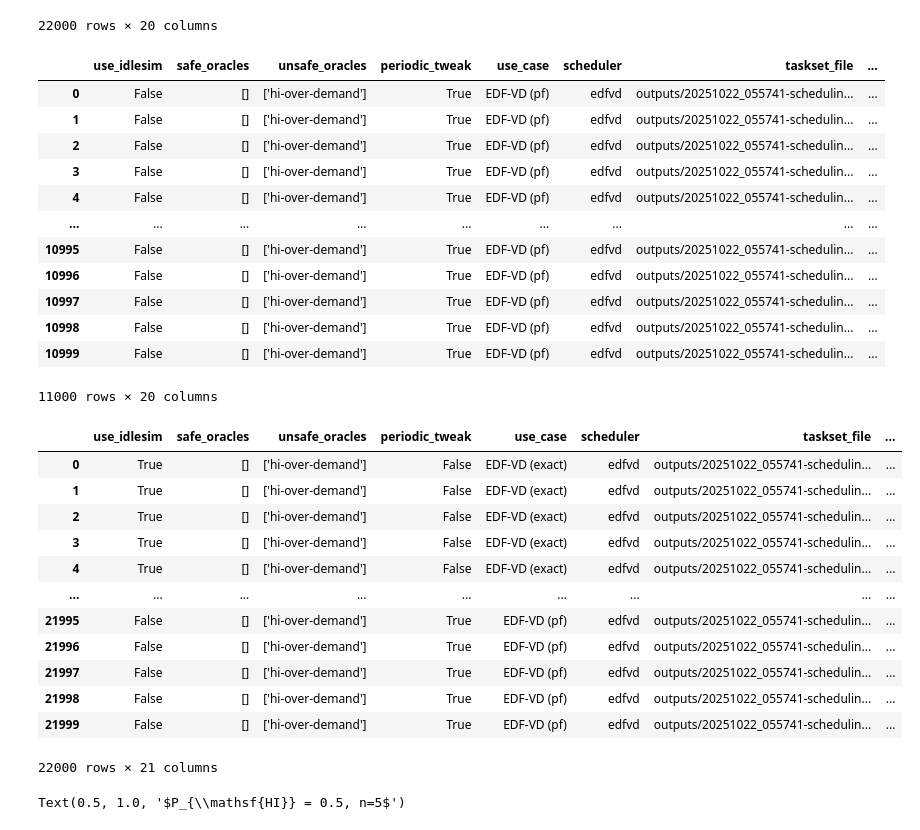
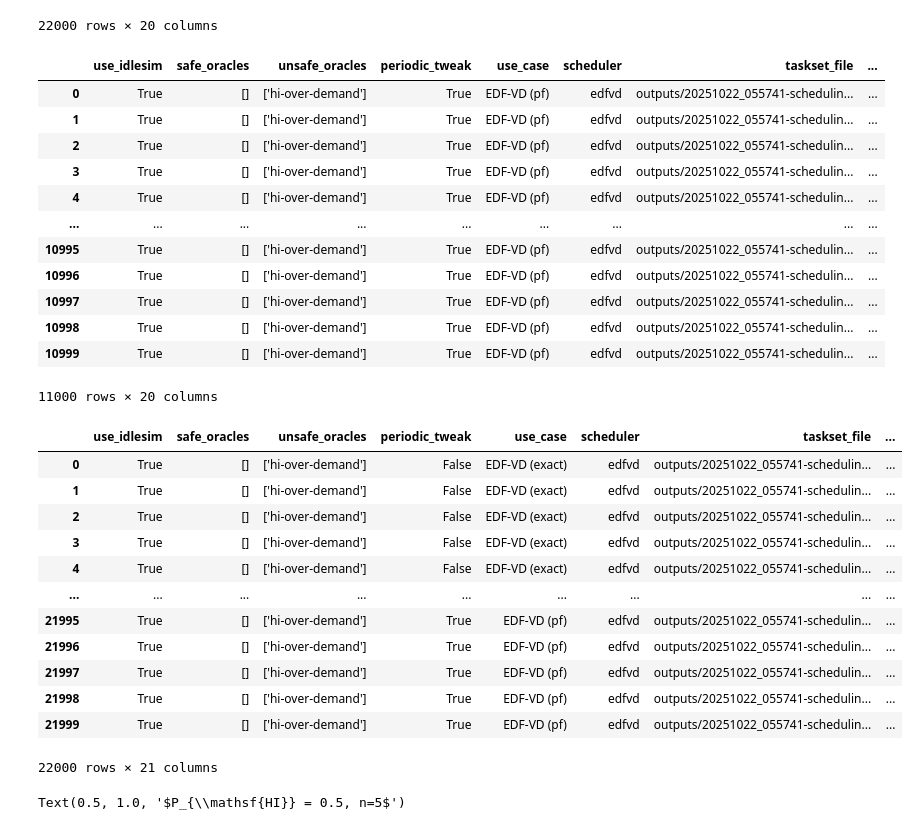
Before and after one commit to Jordan-Sun/mixed-criticality-graph-xp, a Jupyter notebook: notebooks/charts-rtss.ipynb, the cells around one changed output. Saved outputs shown, nothing was run; the diff lists cells and outputs as text; code cells hidden in the pictures.

```diff
--- a/notebooks/charts-rtss.ipynb
+++ b/notebooks/charts-rtss.ipynb
@@ -382,22 +382,22 @@ df_sch
 | 21999 | False | [] | ['hi-over-demand'] | True | EDF-VD (pf) | edfvd | outputs/20251022_055741-schedulin... | ... |
 22000 rows × 20 columns
 # %%
-path2 = "./results/results-mcs_schedulability-2026-05-01_11-58-31.csv"
+path2 = "./results/results-mcs_schedulability-2026-05-01_16-36-00.csv"
 df_sch2 = pd.read_csv(path2, sep=";")
 df_sch2
 # %% [output]
 |  | use_idlesim | safe_oracles | unsafe_oracles | periodic_tweak | use_case | scheduler | taskset_file | ... |
-| 0 | False | [] | ['hi-over-demand'] | True | EDF-VD (pf) | edfvd | outputs/20251022_055741-schedulin... | ... |
-| 1 | False | [] | ['hi-over-demand'] | True | EDF-VD (pf) | edfvd | outputs/20251022_055741-schedulin... | ... |
-| 2 | False | [] | ['hi-over-demand'] | True | EDF-VD (pf) | edfvd | outputs/20251022_055741-schedulin... | ... |
-| 3 | False | [] | ['hi-over-demand'] | True | EDF-VD (pf) | edfvd | outputs/20251022_055741-schedulin... | ... |
-| 4 | False | [] | ['hi-over-demand'] | True | EDF-VD (pf) | edfvd | outputs/20251022_055741-schedulin... | ... |
+| 0 | True | [] | ['hi-over-demand'] | True | EDF-VD (pf) | edfvd | outputs/20251022_055741-schedulin... | ... |
+| 1 | True | [] | ['hi-over-demand'] | True | EDF-VD (pf) | edfvd | outputs/20251022_055741-schedulin... | ... |
+| 2 | True | [] | ['hi-over-demand'] | True | EDF-VD (pf) | edfvd | outputs/20251022_055741-schedulin... | ... |
+| 3 | True | [] | ['hi-over-demand'] | True | EDF-VD (pf) | edfvd | outputs/20251022_055741-schedulin... | ... |
+| 4 | True | [] | ['hi-over-demand'] | True | EDF-VD (pf) | edfvd | outputs/20251022_055741-schedulin... | ... |
 | ... | ... | ... | ... | ... | ... | ... | ... | ... |
-| 10995 | False | [] | ['hi-over-demand'] | True | EDF-VD (pf) | edfvd | outputs/20251022_055741-schedulin... | ... |
-| 10996 | False | [] | ['hi-over-demand'] | True | EDF-VD (pf) | edfvd | outputs/20251022_055741-schedulin... | ... |
-| 10997 | False | [] | ['hi-over-demand'] | True | EDF-VD (pf) | edfvd | outputs/20251022_055741-schedulin... | ... |
-| 10998 | False | [] | ['hi-over-demand'] | True | EDF-VD (pf) | edfvd | outputs/20251022_055741-schedulin... | ... |
-| 10999 | False | [] | ['hi-over-demand'] | True | EDF-VD (pf) | edfvd | outputs/20251022_055741-schedulin... | ... |
+| 10995 | True | [] | ['hi-over-demand'] | True | EDF-VD (pf) | edfvd | outputs/20251022_055741-schedulin... | ... |
+| 10996 | True | [] | ['hi-over-demand'] | True | EDF-VD (pf) | edfvd | outputs/20251022_055741-schedulin... | ... |
+| 10997 | True | [] | ['hi-over-demand'] | True | EDF-VD (pf) | edfvd | outputs/20251022_055741-schedulin... | ... |
+| 10998 | True | [] | ['hi-over-demand'] | True | EDF-VD (pf) | edfvd | outputs/20251022_055741-schedulin... | ... |
+| 10999 | True | [] | ['hi-over-demand'] | True | EDF-VD (pf) | edfvd | outputs/20251022_055741-schedulin... | ... |
 11000 rows × 20 columns
 # %%
 df_sch["schedulable"] = df_sch["is_safe"]
@@ -418,11 +418,11 @@ df_sch
 | 3 | True | [] | ['hi-over-demand'] | False | EDF-VD (exact) | edfvd | outputs/20251022_055741-schedulin... | ... |
 | 4 | True | [] | ['hi-over-demand'] | False | EDF-VD (exact) | edfvd | outputs/20251022_055741-schedulin... | ... |
 | ... | ... | ... | ... | ... | ... | ... | ... | ... |
-| 21995 | False | [] | ['hi-over-demand'] | True | EDF-VD (pf) | edfvd | outputs/20251022_055741-schedulin... | ... |
-| 21996 | False | [] | ['hi-over-demand'] | True | EDF-VD (pf) | edfvd | outputs/20251022_055741-schedulin... | ... |
-| 21997 | False | [] | ['hi-over-demand'] | True | EDF-VD (pf) | edfvd | outputs/20251022_055741-schedulin... | ... |
-| 21998 | False | [] | ['hi-over-demand'] | True | EDF-VD (pf) | edfvd | outputs/20251022_055741-schedulin... | ... |
-| 21999 | False | [] | ['hi-over-demand'] | True | EDF-VD (pf) | edfvd | outputs/20251022_055741-schedulin... | ... |
+| 21995 | True | [] | ['hi-over-demand'] | True | EDF-VD (pf) | edfvd | outputs/20251022_055741-schedulin... | ... |
+| 21996 | True | [] | ['hi-over-demand'] | True | EDF-VD (pf) | edfvd | outputs/20251022_055741-schedulin... | ... |
+| 21997 | True | [] | ['hi-over-demand'] | True | EDF-VD (pf) | edfvd | outputs/20251022_055741-schedulin... | ... |
+| 21998 | True | [] | ['hi-over-demand'] | True | EDF-VD (pf) | edfvd | outputs/20251022_055741-schedulin... | ... |
+| 21999 | True | [] | ['hi-over-demand'] | True | EDF-VD (pf) | edfvd | outputs/20251022_055741-schedulin... | ... |
 22000 rows × 21 columns
 # %%
 df_edfvd_test = df_sch[["taskset_position", "EDFVD_test", "U"]]
```
Also changed, not shown: parts of 2 cells of this notebook, 2 other files.
